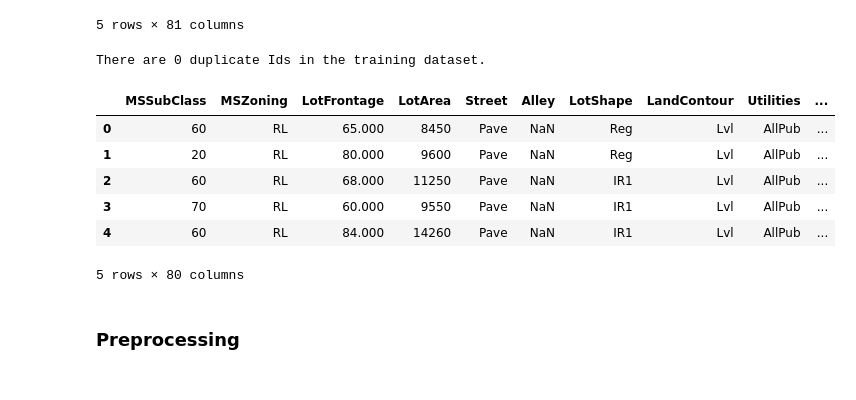
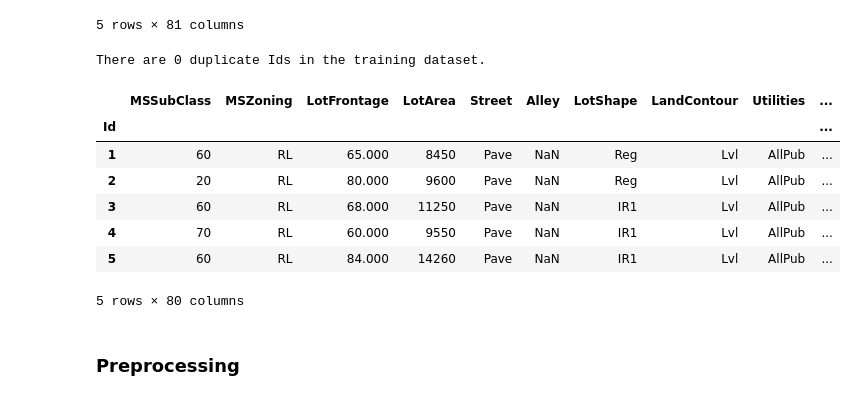
Before and after one commit to dheerajgopi/learn-ML, a Jupyter notebook: Regression techniques.ipynb, the cells around one changed output. Cells and saved outputs as stored; diff of their text form; code cells hidden in the pictures.

```diff
--- a/Regression techniques.ipynb
+++ b/Regression techniques.ipynb
@@ -20,6 +20,7 @@ plt.style.use('ggplot')
 # %%
 # Load train data
 train_df = pd.read_csv('dataset/kaggle-house-price/train.csv')
+test_df = pd.read_csv('dataset/kaggle-house-price/test.csv')
 print train_df.shape
 train_df.head()
 # %% [output]
@@ -34,19 +35,21 @@ train_df.head()
 # %%
 # Check for duplicate Ids
 num_duplicates = len(train_df['Id'].unique()) - train_df['Id'].size
 print "There are %d duplicate Ids in the training dataset." % num_duplicates
 
-# Remove Id column and reset index
-train_df.drop('Id', axis=1, inplace=True)
+# Set Id as index
+train_df.set_index('Id', drop=True, inplace=True)
+test_df.set_index('Id', drop=True, inplace=True)
 train_df.head()
 # %% [output]
 There are 0 duplicate Ids in the training dataset.
 |  | MSSubClass | MSZoning | LotFrontage | LotArea | Street | Alley | LotShape | LandContour | Utilities | ... |
-| 0 | 60 | RL | 65.000 | 8450 | Pave | NaN | Reg | Lvl | AllPub | ... |
-| 1 | 20 | RL | 80.000 | 9600 | Pave | NaN | Reg | Lvl | AllPub | ... |
-| 2 | 60 | RL | 68.000 | 11250 | Pave | NaN | IR1 | Lvl | AllPub | ... |
-| 3 | 70 | RL | 60.000 | 9550 | Pave | NaN | IR1 | Lvl | AllPub | ... |
-| 4 | 60 | RL | 84.000 | 14260 | Pave | NaN | IR1 | Lvl | AllPub | ... |
+| Id |  |  |  |  |  |  |  |  |  | ... |
+| 1 | 60 | RL | 65.000 | 8450 | Pave | NaN | Reg | Lvl | AllPub | ... |
+| 2 | 20 | RL | 80.000 | 9600 | Pave | NaN | Reg | Lvl | AllPub | ... |
+| 3 | 60 | RL | 68.000 | 11250 | Pave | NaN | IR1 | Lvl | AllPub | ... |
+| 4 | 70 | RL | 60.000 | 9550 | Pave | NaN | IR1 | Lvl | AllPub | ... |
+| 5 | 60 | RL | 84.000 | 14260 | Pave | NaN | IR1 | Lvl | AllPub | ... |
 5 rows × 80 columns
 # %% [markdown]
 ### Preprocessing
```
Also changed, not shown: parts of 15 cells of this notebook.
